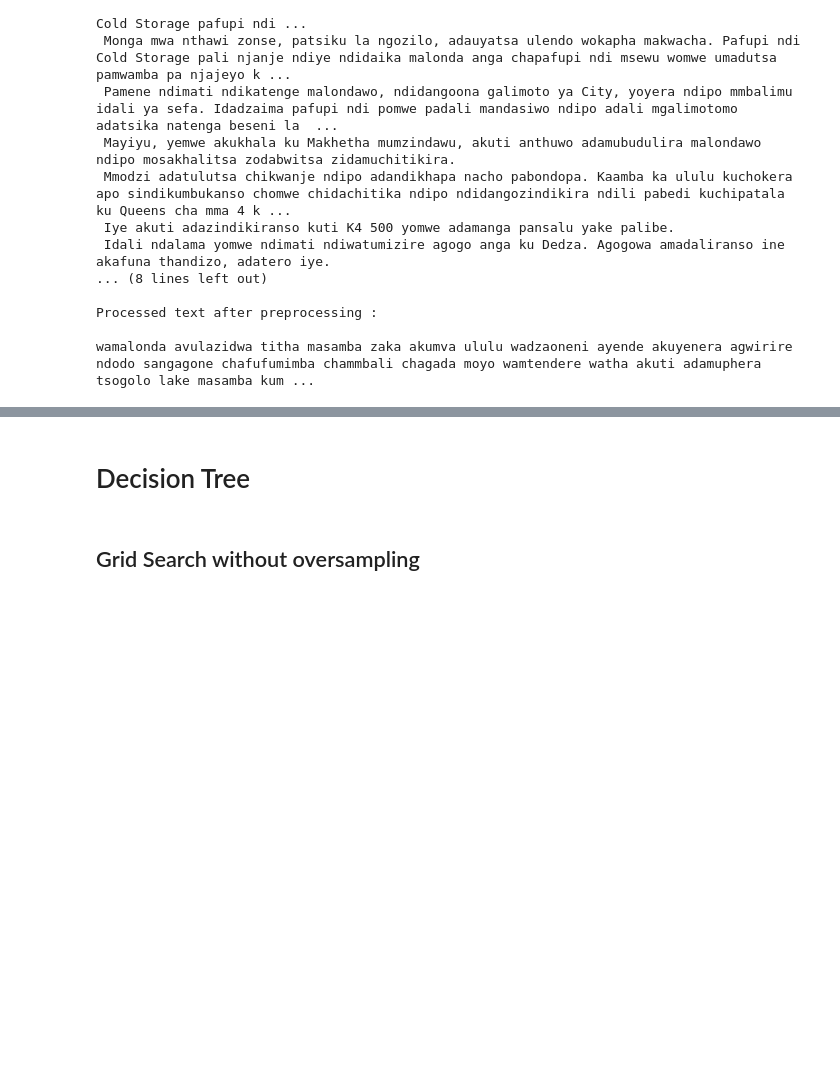
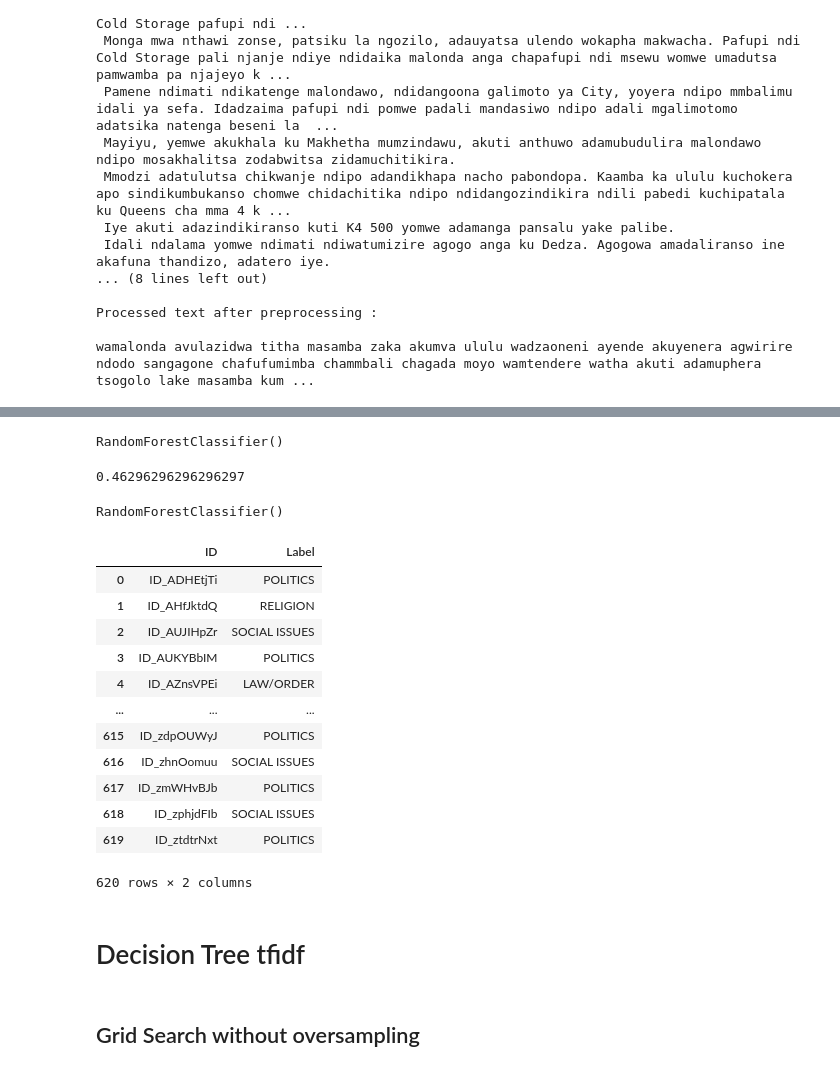
Before and after one commit to nicholaszotalis/505Project, a Jupyter notebook: random_forest_model.ipynb, the cells around one changed output, grey strips where cells are left out. Saved outputs shown, nothing was run; the diff lists cells and outputs as text; code cells hidden in the pictures; blank space fills up the shorter version.

Commit message:
add w2v to random forest

```diff
--- a/random_forest_model.ipynb
+++ b/random_forest_model.ipynb
@@ -140,0 +152,12 @@ training_set.sample(5)
+# %%
+w2vmodel = Word2Vec(bigram_transformer[chichewa_tkns], size = 300, window = 5, min_count = 1, workers = 2)
+#model.save('chichewa_w2v.model')
+# %%
+def get_avg_w2v(s):
+  vec = 0
+  n = 0
+  for token in word_tokenize(s):
+    if token in w2vmodel:
+      vec += w2vmodel.wv[token]
+      n += 1
+  return vec / n
@@ -140,0 +176,44 @@ training_set.sample(5)
+# %%
+clf = RandomForestClassifier()
+clf.fit(x_train_w2v, y_train)
+# %% [output]
+RandomForestClassifier()
+# %%
+pred = clf.predict(x_test_w2v)
+accuracy_score(y_test, pred)
+# %% [output]
+0.46296296296296297
+# %%
+vectorizer = TfidfVectorizer()
+x_train_vec = vectorizer.fit_transform(training_set['clean_text'].values).toarray()
+x_test_vec = vectorizer.transform(test_set['clean_text'].values).toarray()
+
+x_train_w2v = np.array([get_avg_w2v(x) for x in training_set['clean_text'].values])
+x_test_w2v = np.array([get_avg_w2v(x) for x in test_set['clean_text'].values])
+
+x_train_w2v = np.hstack([x_train_vec, x_train_w2v])
+x_test_w2v = np.hstack([x_test_vec, x_test_w2v])
+
+clf = RandomForestClassifier()
+clf.fit(x_train_w2v, training_set['Label'].values)
+# %% [output]
+RandomForestClassifier()
+# %%
+pred = clf.predict(x_test_w2v)
+test_set["Label"] = pred
+# %%
+test_set[['ID','Label']]
+# %% [output]
+|  | ID | Label |
+| 0 | ID_ADHEtjTi | POLITICS |
+| 1 | ID_AHfJktdQ | RELIGION |
+| 2 | ID_AUJIHpZr | SOCIAL ISSUES |
+| 3 | ID_AUKYBbIM | POLITICS |
+| 4 | ID_AZnsVPEi | LAW/ORDER |
+| ... | ... | ... |
+| 615 | ID_zdpOUWyJ | POLITICS |
+| 616 | ID_zhnOomuu | SOCIAL ISSUES |
+| 617 | ID_zmWHvBJb | POLITICS |
+| 618 | ID_zphjdFIb | SOCIAL ISSUES |
+| 619 | ID_ztdtrNxt | POLITICS |
+620 rows × 2 columns
@@ -141,5 +222,5 @@ training_set.sample(5)
 # %% [markdown]
-# Decision Tree
+# Decision Tree tfidf
 # %% [markdown]
 ## Grid Search without oversampling
 # %%
```
Also changed, not shown: parts of 10 cells of this notebook.
